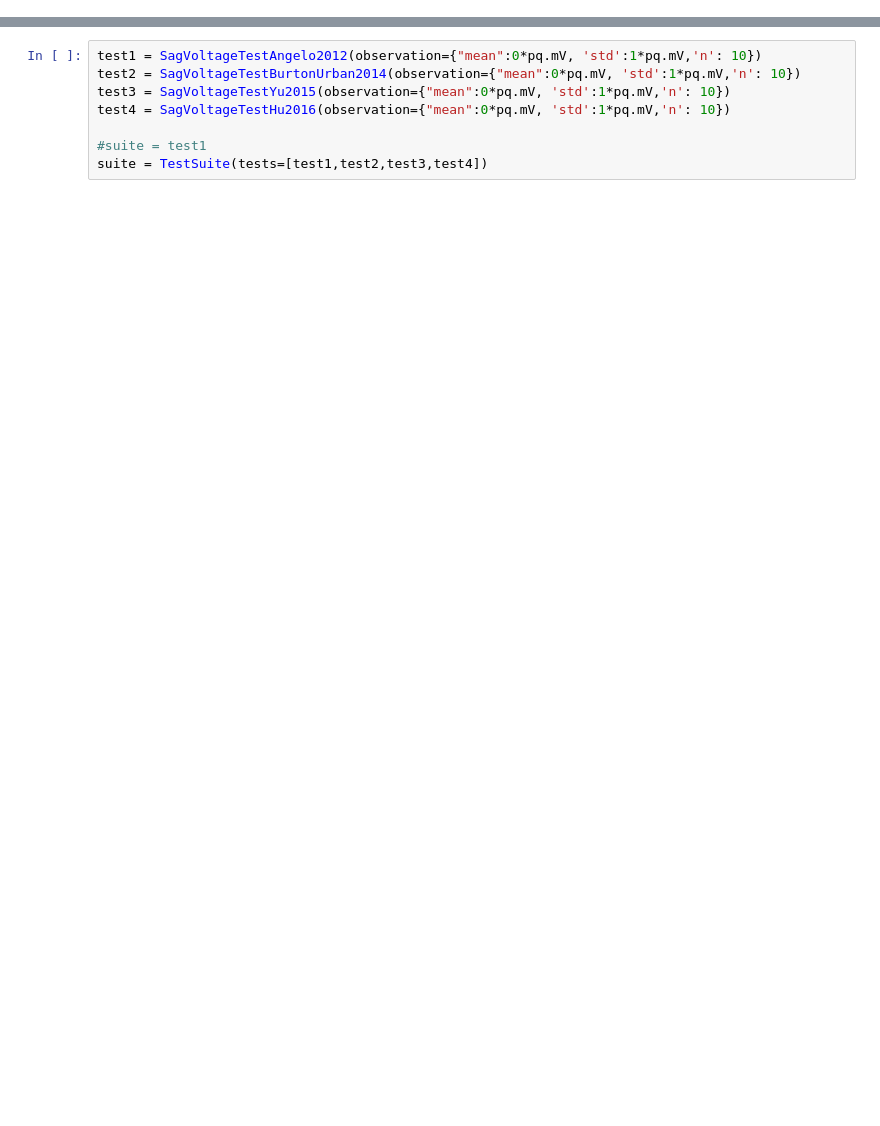
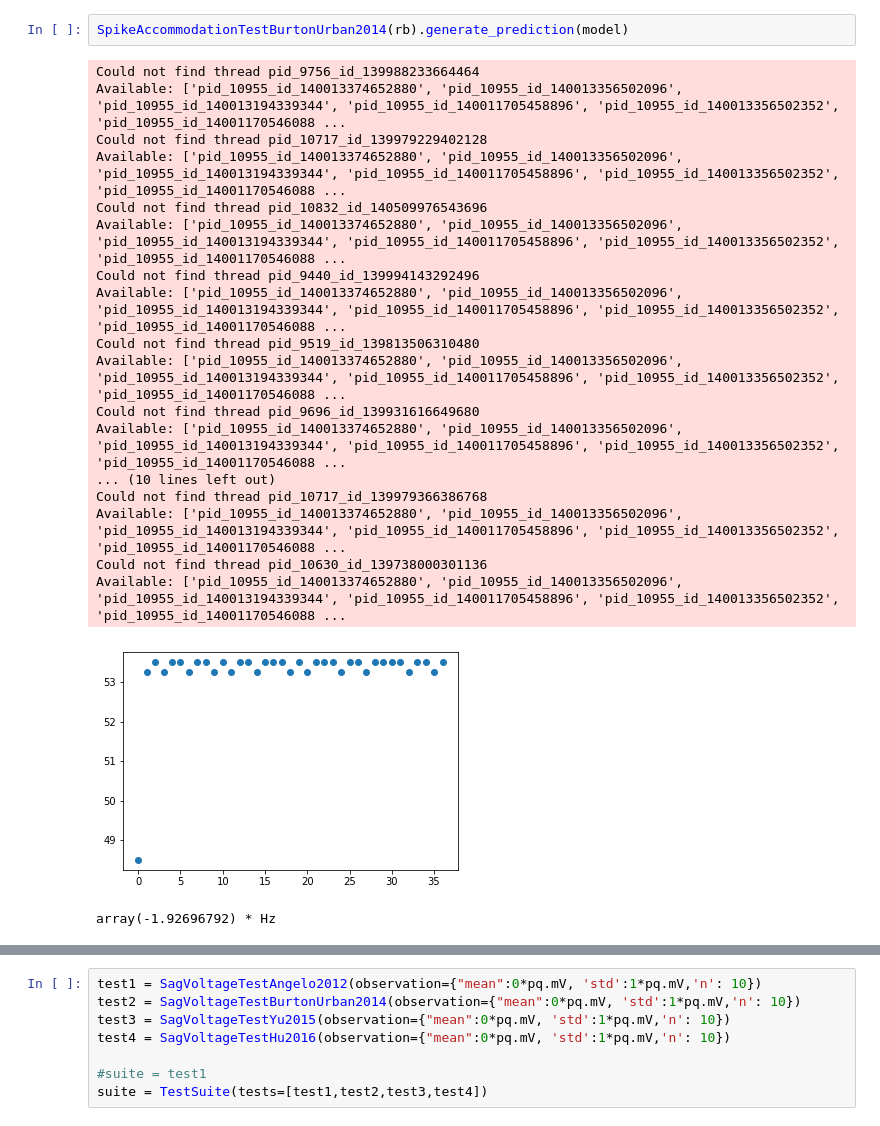
Before and after one commit to JustasB/OlfactoryBulb, a Jupyter notebook: ephyz-validation.ipynb, the cells around one changed output, grey strips where cells are left out. Saved outputs shown, nothing was run; the diff lists cells and outputs as text; blank space fills up the shorter version.

```diff
--- a/ephyz-validation.ipynb
+++ b/ephyz-validation.ipynb
@@ -60,0 +134,22 @@ Could not load NEURONBackend
+# %%
+SpikeAccommodationTestBurtonUrban2014(rb).generate_prediction(model)
+# %% [output]
+Could not find thread pid_9756_id_139988233664464
+Available: ['pid_10955_id_140013374652880', 'pid_10955_id_140013356502096', 'pid_10955_id_140013194339344', 'pid_10955_id_140011705458896', 'pid_10955_id_140013356502352', 'pid_10955_id_14001170546088 ...
+Could not find thread pid_10717_id_139979229402128
+Available: ['pid_10955_id_140013374652880', 'pid_10955_id_140013356502096', 'pid_10955_id_140013194339344', 'pid_10955_id_140011705458896', 'pid_10955_id_140013356502352', 'pid_10955_id_14001170546088 ...
+Could not find thread pid_10832_id_140509976543696
+Available: ['pid_10955_id_140013374652880', 'pid_10955_id_140013356502096', 'pid_10955_id_140013194339344', 'pid_10955_id_140011705458896', 'pid_10955_id_140013356502352', 'pid_10955_id_14001170546088 ...
+Could not find thread pid_9440_id_139994143292496
+Available: ['pid_10955_id_140013374652880', 'pid_10955_id_140013356502096', 'pid_10955_id_140013194339344', 'pid_10955_id_140011705458896', 'pid_10955_id_140013356502352', 'pid_10955_id_14001170546088 ...
+Could not find thread pid_9519_id_139813506310480
+Available: ['pid_10955_id_140013374652880', 'pid_10955_id_140013356502096', 'pid_10955_id_140013194339344', 'pid_10955_id_140011705458896', 'pid_10955_id_140013356502352', 'pid_10955_id_14001170546088 ...
+Could not find thread pid_9696_id_139931616649680
+Available: ['pid_10955_id_140013374652880', 'pid_10955_id_140013356502096', 'pid_10955_id_140013194339344', 'pid_10955_id_140011705458896', 'pid_10955_id_140013356502352', 'pid_10955_id_14001170546088 ...
+... (10 lines left out)
+Could not find thread pid_10717_id_139979366386768
+Available: ['pid_10955_id_140013374652880', 'pid_10955_id_140013356502096', 'pid_10955_id_140013194339344', 'pid_10955_id_140011705458896', 'pid_10955_id_140013356502352', 'pid_10955_id_14001170546088 ...
+Could not find thread pid_10630_id_139738000301136
+Available: ['pid_10955_id_140013374652880', 'pid_10955_id_140013356502096', 'pid_10955_id_140013194339344', 'pid_10955_id_140011705458896', 'pid_10955_id_140013356502352', 'pid_10955_id_14001170546088 ...
+[figure, added]
+array(-1.92696792) * Hz
```
Also changed, not shown: parts of 27 cells of this notebook, 16 other files.
